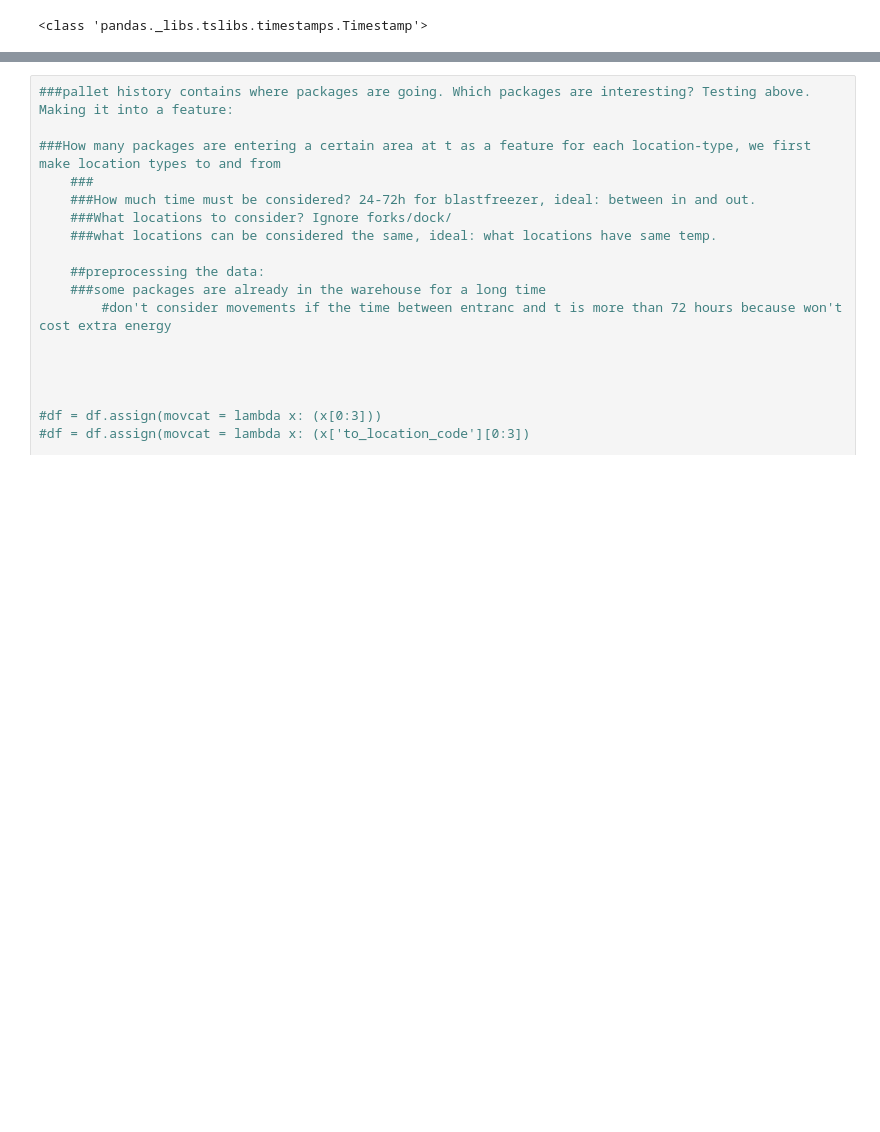
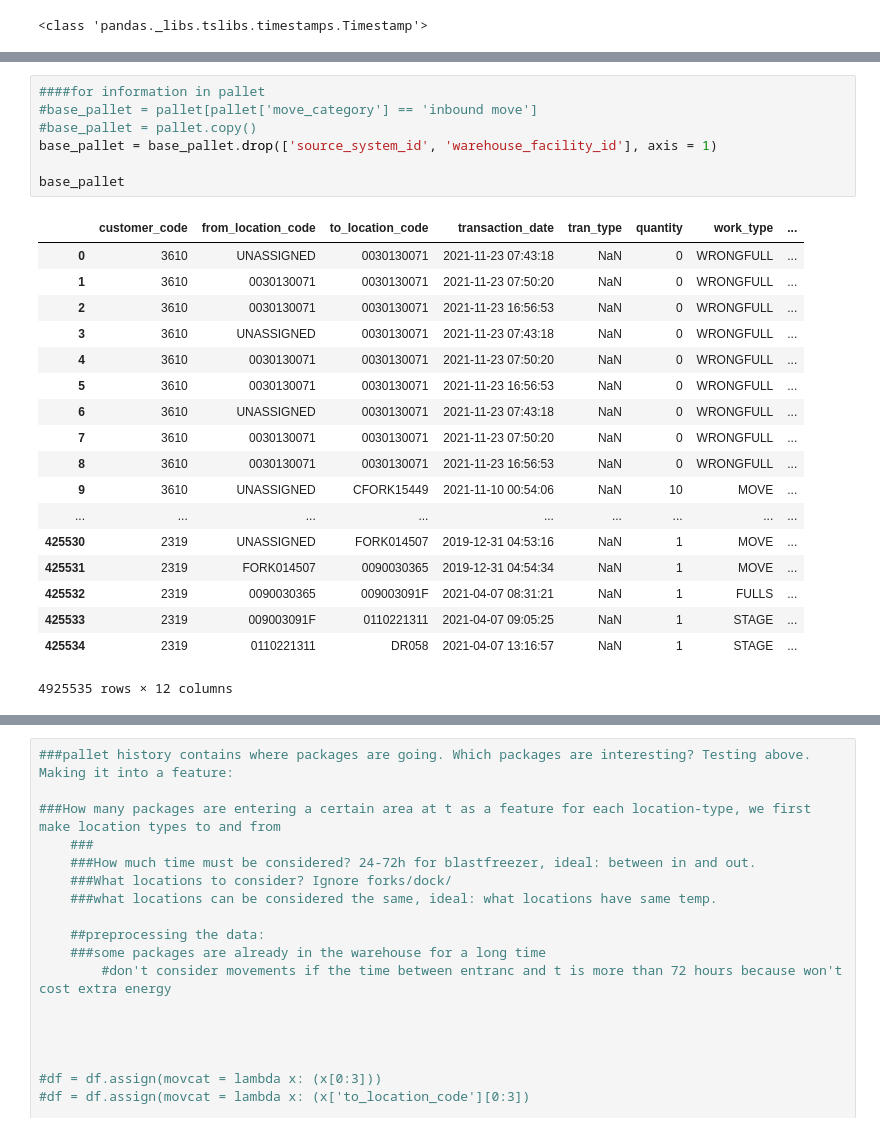
Before and after one commit to Robpennekamp/AppliedMachineLearning, a Jupyter notebook: AppliedMLdataproject2Sonjaa.ipynb, the cells around one changed output, grey strips where cells are left out. Drawn from its saved outputs; the diff is of its cells as text; blank space fills up the shorter version.

```diff
--- a/AppliedMLdataproject2Sonjaa.ipynb
+++ b/AppliedMLdataproject2Sonjaa.ipynb
@@ -255,0 +433,26 @@ featurestest = pd.DataFrame({'datetime_local': trainentest['datetime_local'][273
+# %%
+####for information in pallet
+#base_pallet = pallet[pallet['move_category'] == 'inbound move']
+#base_pallet = pallet.copy()
+base_pallet = base_pallet.drop(['source_system_id', 'warehouse_facility_id'], axis = 1)
+
+base_pallet
+# %% [output]
+|  | customer_code | from_location_code | to_location_code | transaction_date | tran_type | quantity | work_type | ... |
+| 0 | 3610 | UNASSIGNED | 0030130071 | 2021-11-23 07:43:18 | NaN | 0 | WRONGFULL | ... |
+| 1 | 3610 | 0030130071 | 0030130071 | 2021-11-23 07:50:20 | NaN | 0 | WRONGFULL | ... |
+| 2 | 3610 | 0030130071 | 0030130071 | 2021-11-23 16:56:53 | NaN | 0 | WRONGFULL | ... |
+| 3 | 3610 | UNASSIGNED | 0030130071 | 2021-11-23 07:43:18 | NaN | 0 | WRONGFULL | ... |
+| 4 | 3610 | 0030130071 | 0030130071 | 2021-11-23 07:50:20 | NaN | 0 | WRONGFULL | ... |
+| 5 | 3610 | 0030130071 | 0030130071 | 2021-11-23 16:56:53 | NaN | 0 | WRONGFULL | ... |
+| 6 | 3610 | UNASSIGNED | 0030130071 | 2021-11-23 07:43:18 | NaN | 0 | WRONGFULL | ... |
+| 7 | 3610 | 0030130071 | 0030130071 | 2021-11-23 07:50:20 | NaN | 0 | WRONGFULL | ... |
+| 8 | 3610 | 0030130071 | 0030130071 | 2021-11-23 16:56:53 | NaN | 0 | WRONGFULL | ... |
+| 9 | 3610 | UNASSIGNED | CFORK15449 | 2021-11-10 00:54:06 | NaN | 10 | MOVE | ... |
+| ... | ... | ... | ... | ... | ... | ... | ... | ... |
+| 425530 | 2319 | UNASSIGNED | FORK014507 | 2019-12-31 04:53:16 | NaN | 1 | MOVE | ... |
+| 425531 | 2319 | FORK014507 | 0090030365 | 2019-12-31 04:54:34 | NaN | 1 | MOVE | ... |
+| 425532 | 2319 | 0090030365 | 009003091F | 2021-04-07 08:31:21 | NaN | 1 | FULLS | ... |
+| 425533 | 2319 | 009003091F | 0110221311 | 2021-04-07 09:05:25 | NaN | 1 | STAGE | ... |
+| 425534 | 2319 | 0110221311 | DR058 | 2021-04-07 13:16:57 | NaN | 1 | STAGE | ... |
+4925535 rows × 12 columns
```
Also changed, not shown: parts of 78 cells of this notebook, 2 other files.
